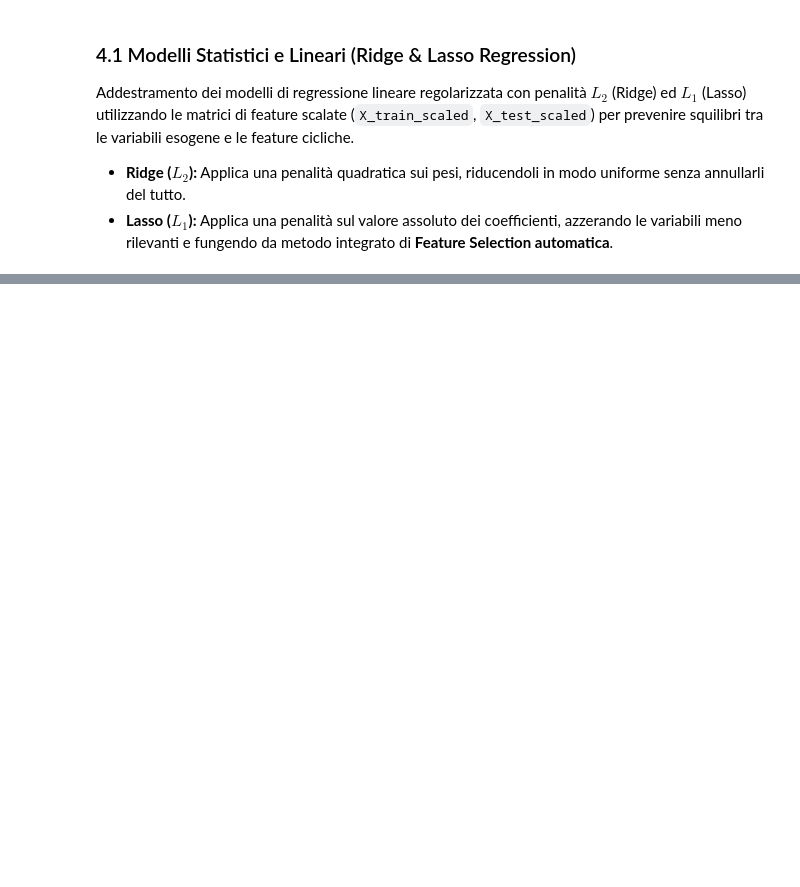
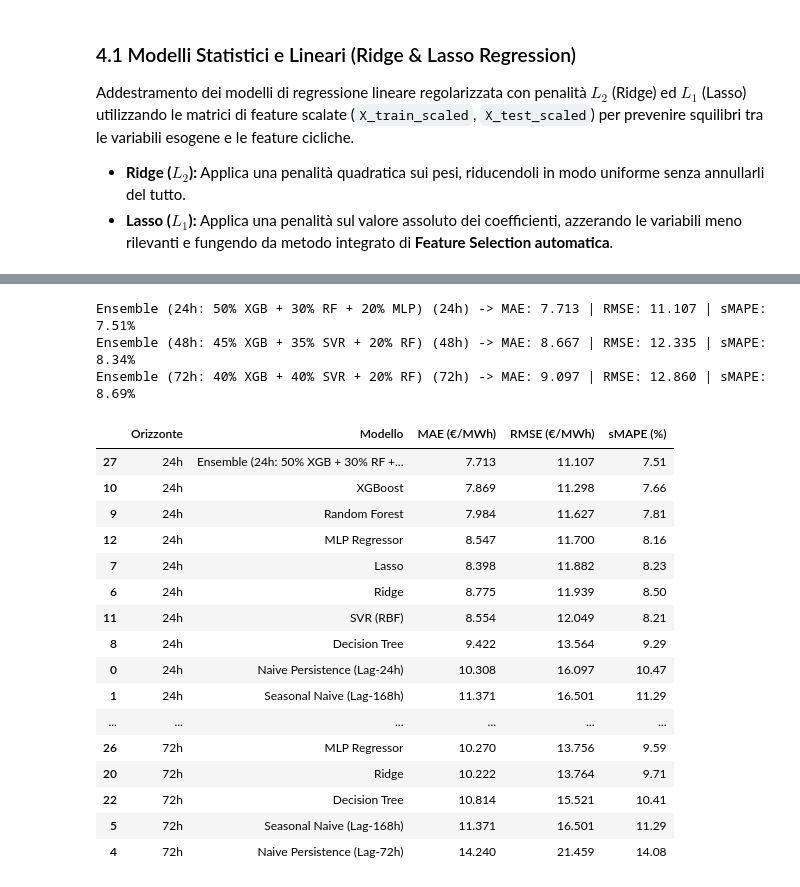
Before and after one commit to erloyz/progetto-ml-pun, a Jupyter notebook: notebooks/02_modeling.ipynb, the cells around one changed output, grey strips where cells are left out. Drawn from its saved outputs; the diff is of its cells as text; code cells hidden in the pictures; blank space fills up the shorter version.

```diff
--- a/notebooks/02_modeling.ipynb
+++ b/notebooks/02_modeling.ipynb
@@ -407,0 +371,56 @@ MAPE: 9.59 %
+# %%
+risultati_ensemble = []
+
+for orizzonte in [24, 48, 72]:
+    pred_ridge = predizioni_test[orizzonte]["Ridge"]
+    pred_lasso = predizioni_test[orizzonte]["Lasso"]
+    pred_dt    = predizioni_test[orizzonte]["Decision Tree"]
+    pred_rf    = predizioni_test[orizzonte]["Random Forest"]
+    pred_xgb   = predizioni_test[orizzonte]["XGBoost"]
+    pred_svr   = predizioni_test[orizzonte]["SVR (RBF)"]
+    pred_mlp   = predizioni_test[orizzonte]["MLP Regressor"]
+
+    if orizzonte == 24:
+        y_pred_ens = 0.50 * pred_xgb + 0.30 * pred_rf + 0.20 * pred_mlp
+        nome_ens = "Ensemble (24h: 50% XGB + 30% RF + 20% MLP)"
+    elif orizzonte == 48:
+        y_pred_ens = 0.45 * pred_xgb + 0.35 * pred_svr + 0.20 * pred_rf
+        nome_ens = "Ensemble (48h: 45% XGB + 35% SVR + 20% RF)"
+    elif orizzonte == 72:
+        y_pred_ens = 0.40 * pred_xgb + 0.40 * pred_svr + 0.20 * pred_rf
+        nome_ens = "Ensemble (72h: 40% XGB + 40% SVR + 20% RF)"
+
+    predizioni_test[orizzonte]["Ensemble"] = y_pred_ens
+
+    res_ens = calcola_metriche(
+        y_true=dataset_orizzonti[orizzonte]["y_test"],
+        y_pred=y_pred_ens,
+        nome_modello=nome_ens,
+        orizzonte=orizzonte,
+        verbose=True
+    )
+    risultati_ensemble.append(res_ens)
+
+df_risultati = pd.DataFrame(risultati_benchmark + risultati_ensemble)
+display(df_risultati.sort_values(by=["Orizzonte", "RMSE (€/MWh)"]))
+# %% [output]
+Ensemble (24h: 50% XGB + 30% RF + 20% MLP) (24h) -> MAE: 7.713 | RMSE: 11.107 | sMAPE: 7.51%
+Ensemble (48h: 45% XGB + 35% SVR + 20% RF) (48h) -> MAE: 8.667 | RMSE: 12.335 | sMAPE: 8.34%
+Ensemble (72h: 40% XGB + 40% SVR + 20% RF) (72h) -> MAE: 9.097 | RMSE: 12.860 | sMAPE: 8.69%
+|  | Orizzonte | Modello | MAE (€/MWh) | RMSE (€/MWh) | sMAPE (%) |
+| 27 | 24h | Ensemble (24h: 50% XGB + 30% RF +... | 7.713 | 11.107 | 7.51 |
+| 10 | 24h | XGBoost | 7.869 | 11.298 | 7.66 |
+| 9 | 24h | Random Forest | 7.984 | 11.627 | 7.81 |
+| 12 | 24h | MLP Regressor | 8.547 | 11.700 | 8.16 |
+| 7 | 24h | Lasso | 8.398 | 11.882 | 8.23 |
+| 6 | 24h | Ridge | 8.775 | 11.939 | 8.50 |
+| 11 | 24h | SVR (RBF) | 8.554 | 12.049 | 8.21 |
+| 8 | 24h | Decision Tree | 9.422 | 13.564 | 9.29 |
+| 0 | 24h | Naive Persistence (Lag-24h) | 10.308 | 16.097 | 10.47 |
+| 1 | 24h | Seasonal Naive (Lag-168h) | 11.371 | 16.501 | 11.29 |
+| ... | ... | ... | ... | ... | ... |
+| 26 | 72h | MLP Regressor | 10.270 | 13.756 | 9.59 |
+| 20 | 72h | Ridge | 10.222 | 13.764 | 9.71 |
+| 22 | 72h | Decision Tree | 10.814 | 15.521 | 10.41 |
+| 5 | 72h | Seasonal Naive (Lag-168h) | 11.371 | 16.501 | 11.29 |
+| 4 | 72h | Naive Persistence (Lag-72h) | 14.240 | 21.459 | 14.08 |
```
Also changed, not shown: parts of 42 cells of this notebook, 11 other files.
